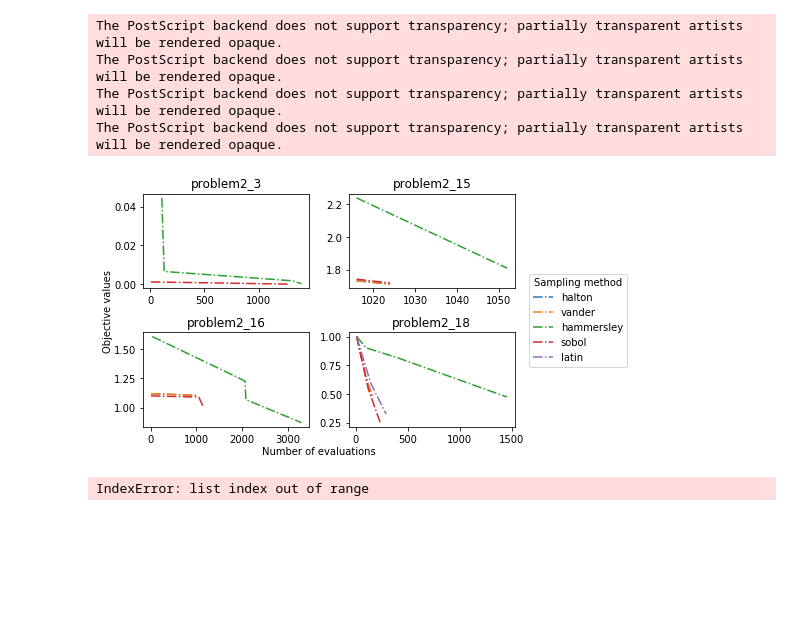
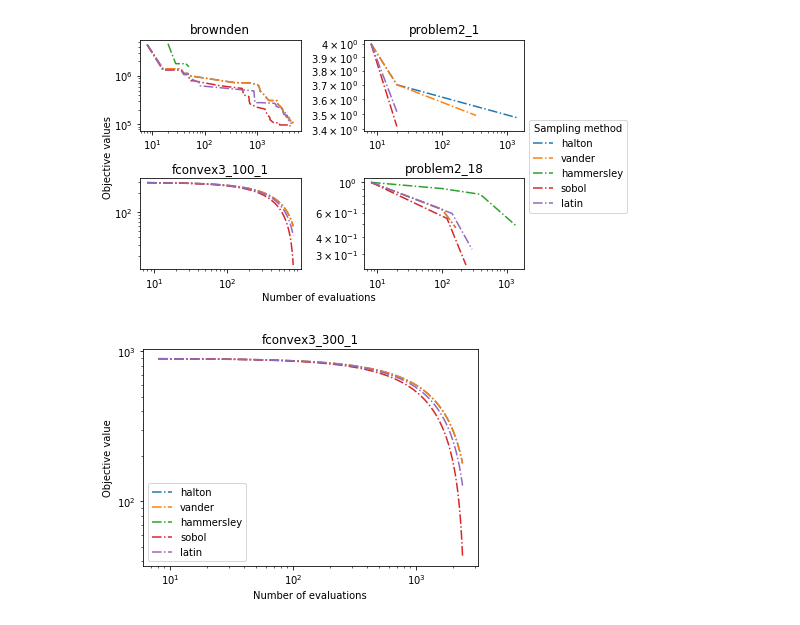
Before and after one commit to SongmyHallow/MS_project, a Jupyter notebook: all/reader.ipynb, the cells around one changed output. Drawn from its saved outputs; the diff is of its cells as text; code cells hidden in the pictures; blank space fills up the shorter version.

```diff
--- a/all/reader.ipynb
+++ b/all/reader.ipynb
@@ -126,73 +139,15 @@ def drawPlots(models_selected,logdisplay=True):
 # %%
 selected_smooth_nonconvex = ['3pk','brownden','biggs3','branin']
 selected_nonsmooth_convex = ['problem2_1','problem2_6','problem2_11','problem2_19']
 selected_smooth_convex = ['fconvex3_10_1','fconvex3_20_1','fconvex3_100_1','fconvex3_300_1']
 selected_nonsmooth_nonconvex = ['problem2_3','problem2_15','problem2_16','problem2_18']
 
-drawPlots(selected_nonsmooth_nonconvex,logdisplay=False)
+selected = ['brownden','problem2_1','fconvex3_100_1','problem2_18']
+
+drawPlots(selected,logdisplay=True)
 # %% [output]
-The PostScript backend does not support transparency; partially transparent artists will be rendered opaque.
-The PostScript backend does not support transparency; partially transparent artists will be rendered opaque.
-The PostScript backend does not support transparency; partially transparent artists will be rendered opaque.
-The PostScript backend does not support transparency; partially transparent artists will be rendered opaque.
-[figure, old version]
+[figure, new version]
-# %%
-import json
-import csv
-import sys
-def writeInput(filename,values):
-    infile = open(filename, 'w')
-    for val in values:
-        infile.write(str(val)+'\n')
-    infile.close()
-
-def readOutput(filename):
-    readfile = open(filename, 'r')
-    line = readfile.readline()
-    if(line.strip() == "1.#INF00000000000"):
-        return "INF"
-    else:
-        output_value = float(line.strip())
-        return output_value
-
-def readSolution(name):
-    # read solution point from .sol files
-#     solFile = open(name+'.sol','r')
-    # coordinate solution
-#     solCoordinate = []
-#     for row in solFile:
-#         lst = row.split()
-#         for i in lst:
-#             solCoordinate.append(float(i))
-#     writeInput('input.in',solCoordinate)
-    # optimal value solution
-#     solValue = readOutput('output.out')
-
-    # read data from report csv file
-    maxInt = sys.maxsize
-    while True:
-        try:
-            csv.field_size_limit(maxInt)
-            break
-        except OverflowError:
-            maxInt = int(maxInt/10)
-
-    dataFile = open('reportData.csv','r')
-    reader = csv.reader(dataFile)
-    pointDic = {}
-    valueDic = {}
-    for row in reader:
-        if row[0] == name:
-            method = row[1]
-            pointDic[method] =  json.loads(row[4])[-1]
-            valueDic[method] = json.loads(row[2])[-1]
-
-#     solFile.close()
-    dataFile.close()
-#     pointDic['solution'] = solCoordinate
-#     valueDic['solution'] = solValue
-    return valueDic,pointDic
-values, points = readSolution('problem3_1')
-print(values)
-# %% [output]
-IndexError: list index out of range
+# %%
+drawPlot('fconvex3_300_1',logdisplay=True)
+# %% [output]
+[figure, added]
```
Also changed, not shown: parts of 3 cells of this notebook, 18 other files.
